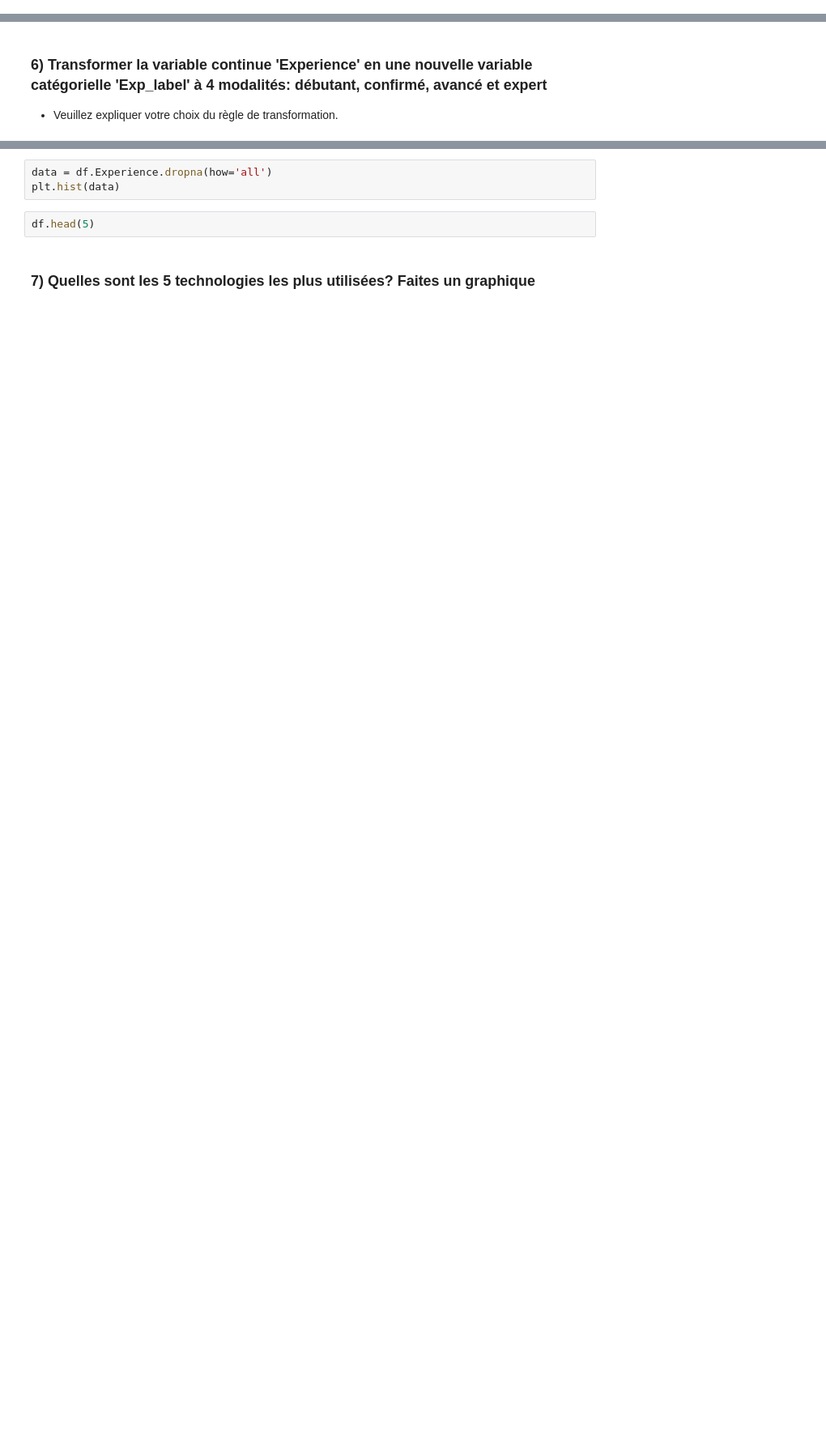
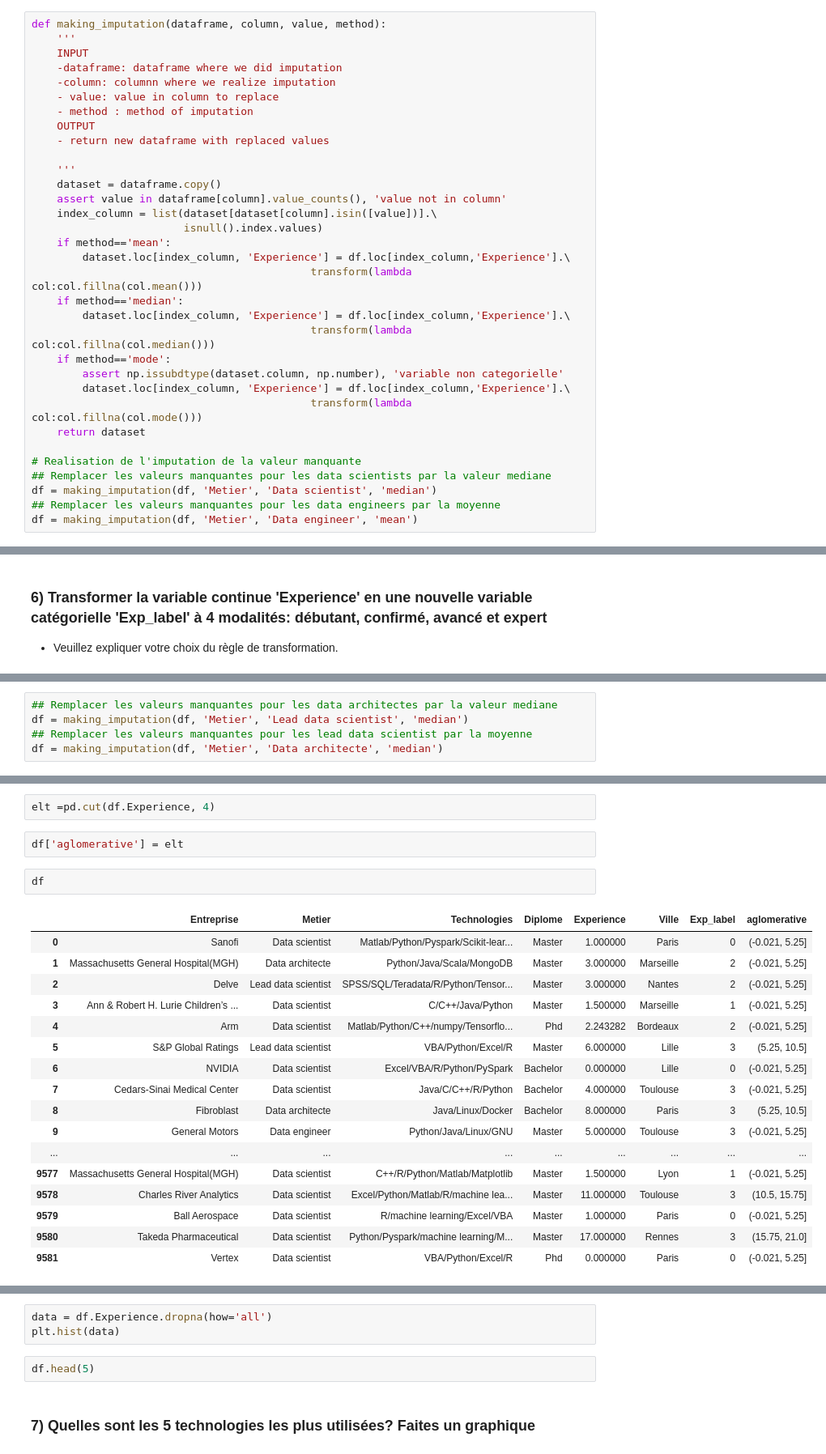
Before and after one commit to AngeKouame/AGILA-DATASET, a Jupyter notebook: Test_Technique_ML.ipynb, the cells around one changed output, grey strips where cells are left out. Shown at 81% size. Saved outputs shown, nothing was run; the diff lists cells and outputs as text; blank space fills up the shorter version.

```diff
--- a/Test_Technique_ML.ipynb
+++ b/Test_Technique_ML.ipynb
@@ -100,0 +108,33 @@ df.loc[index_data_engineer,'Experience'] = df.loc[index_data_engineer,'Experienc
+# %%
+def making_imputation(dataframe, column, value, method):
+    '''
+    INPUT
+    -dataframe: dataframe where we did imputation
+    -column: columnn where we realize imputation
+    - value: value in column to replace
+    - method : method of imputation
+    OUTPUT
+    - return new dataframe with replaced values
+
+    '''
+    dataset = dataframe.copy()
+    assert value in dataframe[column].value_counts(), 'value not in column'
+    index_column = list(dataset[dataset[column].isin([value])].\
+                        isnull().index.values)
+    if method=='mean':
+        dataset.loc[index_column, 'Experience'] = df.loc[index_column,'Experience'].\
+                                            transform(lambda col:col.fillna(col.mean()))
+    if method=='median':
+        dataset.loc[index_column, 'Experience'] = df.loc[index_column,'Experience'].\
+                                            transform(lambda col:col.fillna(col.median()))
+    if method=='mode':
+        assert np.issubdtype(dataset.column, np.number), 'variable non categorielle'
+        dataset.loc[index_column, 'Experience'] = df.loc[index_column,'Experience'].\
+                                            transform(lambda col:col.fillna(col.mode()))
+    return dataset
+
+# Realisation de l'imputation de la valeur manquante
+## Remplacer les valeurs manquantes pour les data scientists par la valeur mediane
+df = making_imputation(df, 'Metier', 'Data scientist', 'median')
+## Remplacer les valeurs manquantes pour les data engineers par la moyenne
+df = making_imputation(df, 'Metier', 'Data engineer', 'mean')
@@ -124,0 +212,5 @@ On va partir du postulat qu'un lead data scientist est un <b> avance </b> <br> E
+# %%
+## Remplacer les valeurs manquantes pour les data architectes par la valeur mediane
+df = making_imputation(df, 'Metier', 'Lead data scientist', 'median')
+## Remplacer les valeurs manquantes pour les lead data scientist par la moyenne
+df = making_imputation(df, 'Metier', 'Data architecte', 'median')
@@ -124,0 +255,24 @@ On va partir du postulat qu'un lead data scientist est un <b> avance </b> <br> E
+# %%
+elt =pd.cut(df.Experience, 4)
+# %%
+df['aglomerative'] = elt
+# %%
+df
+# %% [output]
+|  | Entreprise | Metier | Technologies | Diplome | Experience | Ville | Exp_label | aglomerative |
+| 0 | Sanofi | Data scientist | Matlab/Python/Pyspark/Scikit-lear... | Master | 1.000000 | Paris | 0 | (-0.021, 5.25] |
+| 1 | Massachusetts General Hospital(MGH) | Data architecte | Python/Java/Scala/MongoDB | Master | 3.000000 | Marseille | 2 | (-0.021, 5.25] |
+| 2 | Delve | Lead data scientist | SPSS/SQL/Teradata/R/Python/Tensor... | Master | 3.000000 | Nantes | 2 | (-0.021, 5.25] |
+| 3 | Ann & Robert H. Lurie Children’s ... | Data scientist | C/C++/Java/Python | Master | 1.500000 | Marseille | 1 | (-0.021, 5.25] |
+| 4 | Arm | Data scientist | Matlab/Python/C++/numpy/Tensorflo... | Phd | 2.243282 | Bordeaux | 2 | (-0.021, 5.25] |
+| 5 | S&P Global Ratings | Lead data scientist | VBA/Python/Excel/R | Master | 6.000000 | Lille | 3 | (5.25, 10.5] |
+| 6 | NVIDIA | Data scientist | Excel/VBA/R/Python/PySpark | Bachelor | 0.000000 | Lille | 0 | (-0.021, 5.25] |
+| 7 | Cedars-Sinai Medical Center | Data scientist | Java/C/C++/R/Python | Bachelor | 4.000000 | Toulouse | 3 | (-0.021, 5.25] |
+| 8 | Fibroblast | Data architecte | Java/Linux/Docker | Bachelor | 8.000000 | Paris | 3 | (5.25, 10.5] |
+| 9 | General Motors | Data engineer | Python/Java/Linux/GNU | Master | 5.000000 | Toulouse | 3 | (-0.021, 5.25] |
+| ... | ... | ... | ... | ... | ... | ... | ... | ... |
+| 9577 | Massachusetts General Hospital(MGH) | Data scientist | C++/R/Python/Matlab/Matplotlib | Master | 1.500000 | Lyon | 1 | (-0.021, 5.25] |
+| 9578 | Charles River Analytics | Data scientist | Excel/Python/Matlab/R/machine lea... | Master | 11.000000 | Toulouse | 3 | (10.5, 15.75] |
+| 9579 | Ball Aerospace | Data scientist | R/machine learning/Excel/VBA | Master | 1.000000 | Paris | 0 | (-0.021, 5.25] |
+| 9580 | Takeda Pharmaceutical | Data scientist | Python/Pyspark/machine learning/M... | Master | 17.000000 | Rennes | 3 | (15.75, 21.0] |
+| 9581 | Vertex | Data scientist | VBA/Python/Excel/R | Phd | 0.000000 | Paris | 0 | (-0.021, 5.25] |
```
Also changed, not shown: parts of 22 cells of this notebook.
